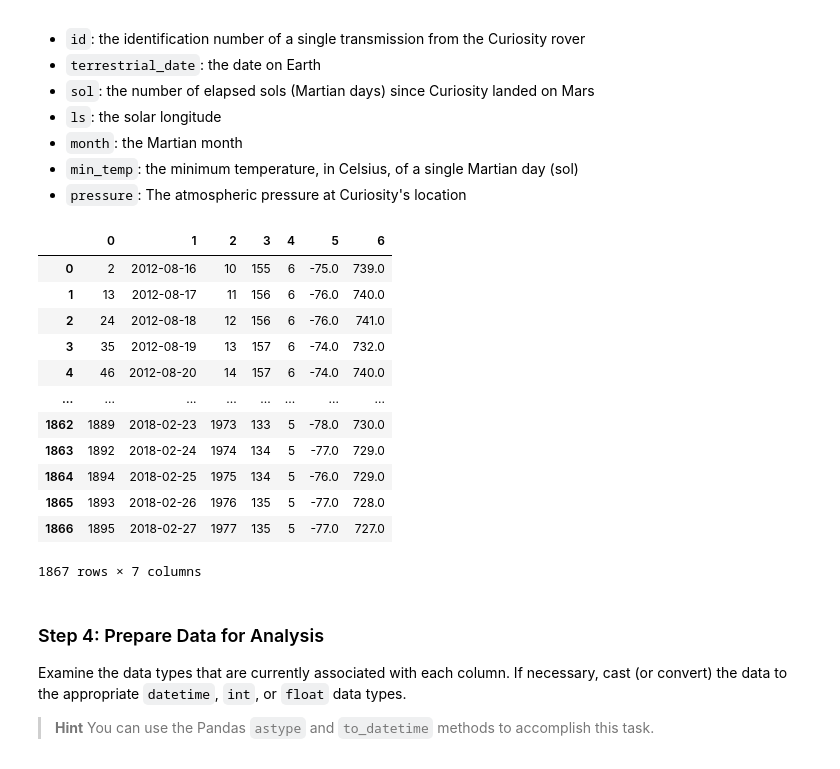
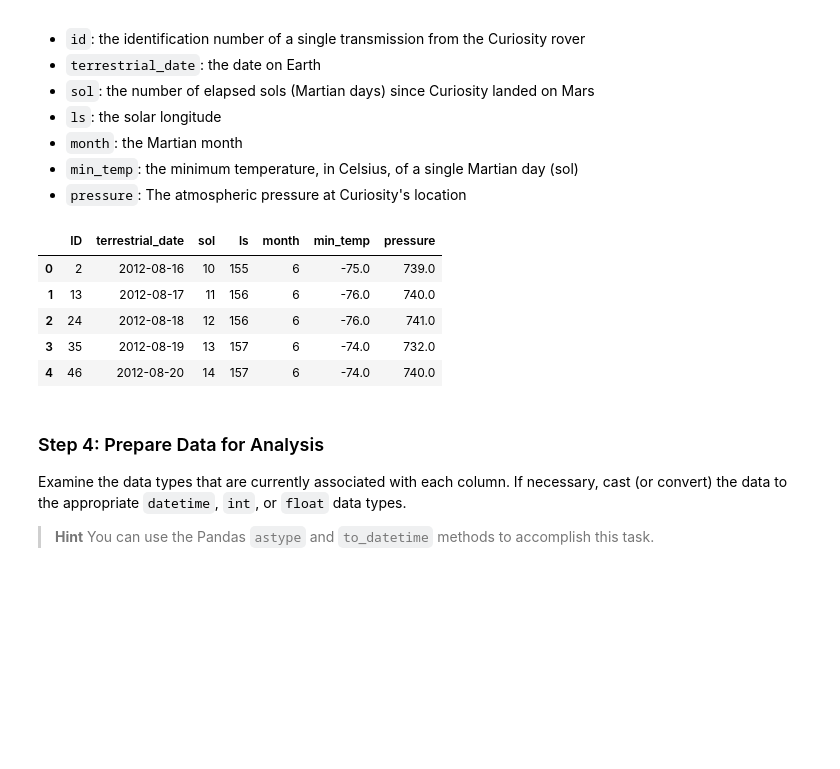
Before and after one commit to adrakevasquez/Module_11_Web_Scraping, a Jupyter notebook: part_2_mars_weather.ipynb, the cells around one changed output. Cells and saved outputs as stored; diff of their text form; code cells hidden in the pictures; blank space fills up the shorter version.

```diff
--- a/part_2_mars_weather.ipynb
+++ b/part_2_mars_weather.ipynb
@@ -60,23 +61,18 @@ for row in rows:
 # %%
 # Create a Pandas DataFrame by using the list of rows and a list of the column names
 df = pd.DataFrame(table)
+renamed_df = df.rename(columns={0: "ID", 1: "terrestrial_date", 2: "sol", 3: "ls", 4: "month", 5: "min_temp", 6: "pressure"})
 # %%
 # Confirm DataFrame was created successfully
-df
+
+renamed_df.head()
 # %% [output]
-|  | 0 | 1 | 2 | 3 | 4 | 5 | 6 |
+|  | ID | terrestrial_date | sol | ls | month | min_temp | pressure |
 | 0 | 2 | 2012-08-16 | 10 | 155 | 6 | -75.0 | 739.0 |
 | 1 | 13 | 2012-08-17 | 11 | 156 | 6 | -76.0 | 740.0 |
 | 2 | 24 | 2012-08-18 | 12 | 156 | 6 | -76.0 | 741.0 |
 | 3 | 35 | 2012-08-19 | 13 | 157 | 6 | -74.0 | 732.0 |
 | 4 | 46 | 2012-08-20 | 14 | 157 | 6 | -74.0 | 740.0 |
-| ... | ... | ... | ... | ... | ... | ... | ... |
-| 1862 | 1889 | 2018-02-23 | 1973 | 133 | 5 | -78.0 | 730.0 |
-| 1863 | 1892 | 2018-02-24 | 1974 | 134 | 5 | -77.0 | 729.0 |
-| 1864 | 1894 | 2018-02-25 | 1975 | 134 | 5 | -76.0 | 729.0 |
-| 1865 | 1893 | 2018-02-26 | 1976 | 135 | 5 | -77.0 | 728.0 |
-| 1866 | 1895 | 2018-02-27 | 1977 | 135 | 5 | -77.0 | 727.0 |
-1867 rows × 7 columns
 # %% [markdown]
 ### Step 4: Prepare Data for Analysis
 
```
Also changed, not shown: parts of 15 cells of this notebook.
